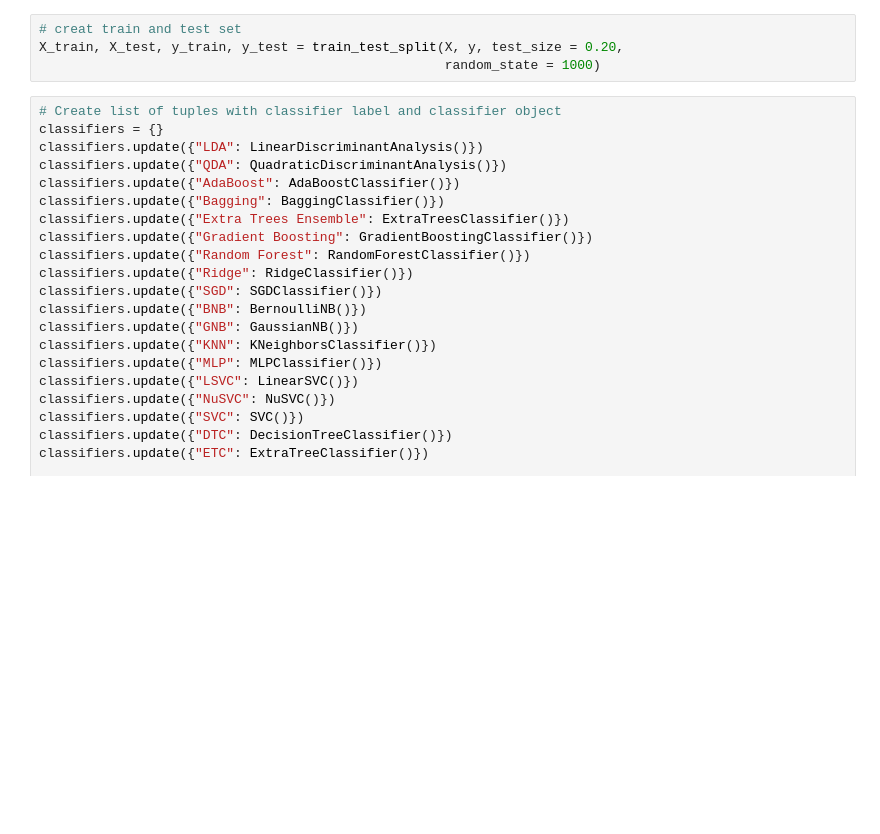
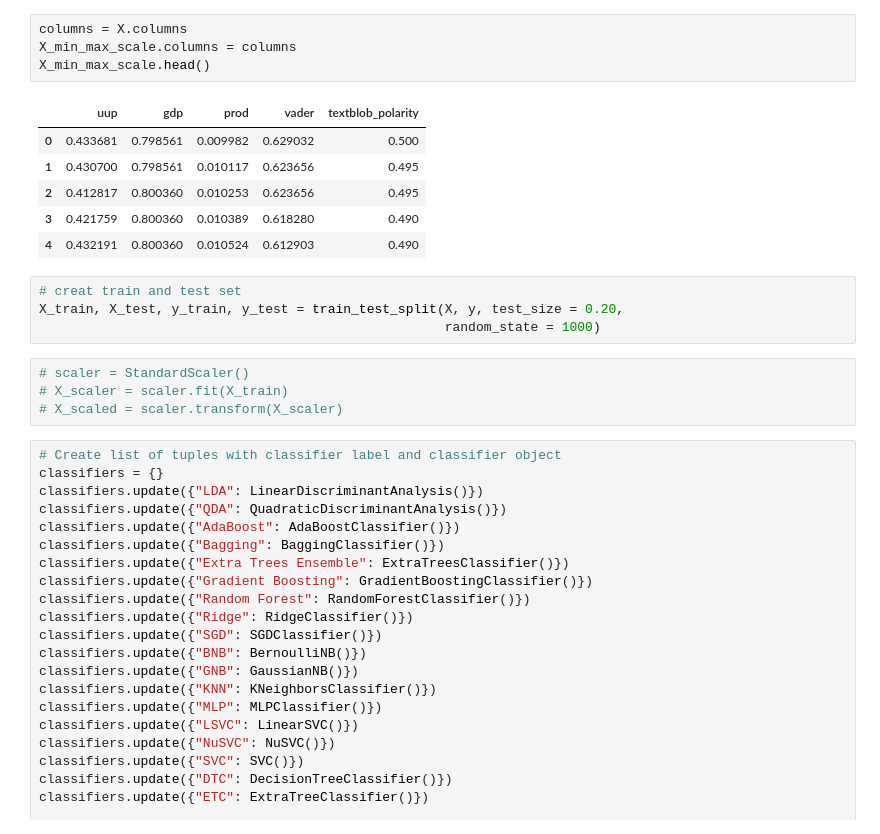
Before and after one commit to jjmcclure/Oil_Price_Prediction, a Jupyter notebook: model_selector.ipynb, the cells around one changed output. Cells and saved outputs as stored; diff of their text form; blank space fills up the shorter version.

```diff
--- a/model_selector.ipynb
+++ b/model_selector.ipynb
@@ -68,7 +84,22 @@ y = df_all_2019_2020["price"]
+# %%
+columns = X.columns
+X_min_max_scale.columns = columns
+X_min_max_scale.head()
+# %% [output]
+|  | uup | gdp | prod | vader | textblob_polarity |
+| 0 | 0.433681 | 0.798561 | 0.009982 | 0.629032 | 0.500 |
+| 1 | 0.430700 | 0.798561 | 0.010117 | 0.623656 | 0.495 |
+| 2 | 0.412817 | 0.800360 | 0.010253 | 0.623656 | 0.495 |
+| 3 | 0.421759 | 0.800360 | 0.010389 | 0.618280 | 0.490 |
+| 4 | 0.432191 | 0.800360 | 0.010524 | 0.612903 | 0.490 |
 # %%
 # creat train and test set
 X_train, X_test, y_train, y_test = train_test_split(X, y, test_size = 0.20,
                                                     random_state = 1000)
+# %%
+# scaler = StandardScaler()
+# X_scaler = scaler.fit(X_train)
+# X_scaled = scaler.transform(X_scaler)
 # %%
 # Create list of tuples with classifier label and classifier object
 classifiers = {}
```
Also changed, not shown: parts of 20 cells of this notebook, 5 other files.
